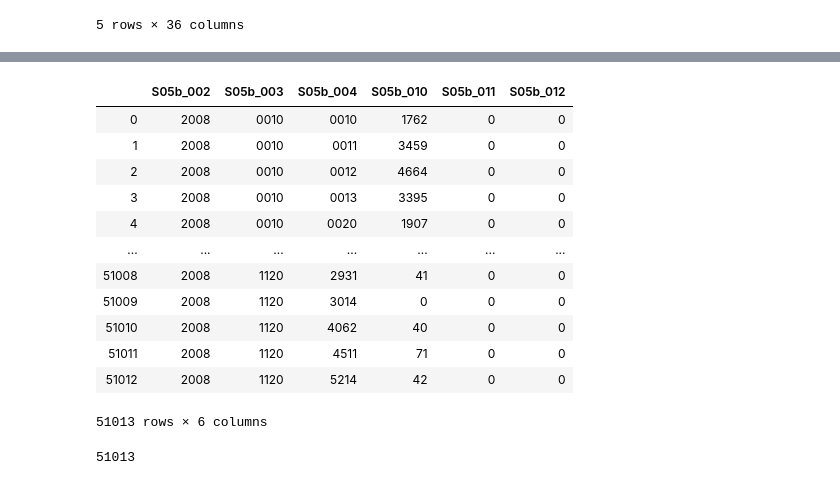
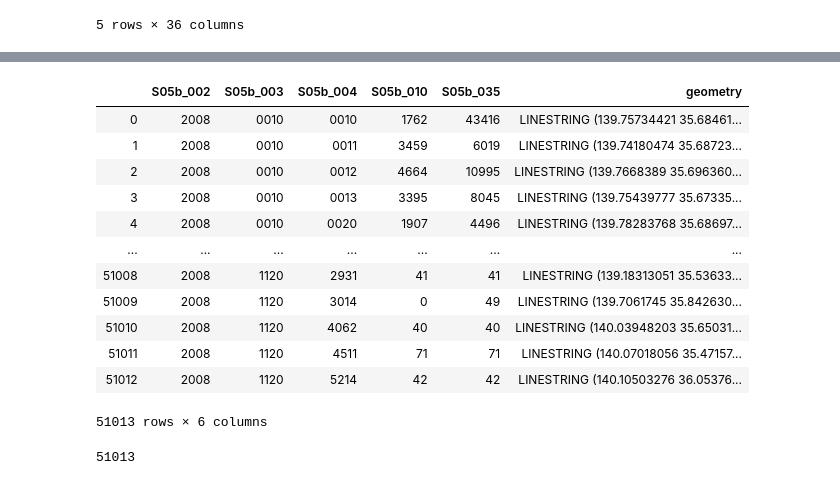
Before and after one commit to mamix1116/geo_python_cookbook, a Jupyter notebook: notebook/KeplerGL_PersonTripOD.ipynb, the cells around one changed output, grey strips where cells are left out. Saved outputs shown, nothing was run; the diff lists cells and outputs as text; code cells hidden in the pictures.

```diff
--- a/notebook/KeplerGL_PersonTripOD.ipynb
+++ b/notebook/KeplerGL_PersonTripOD.ipynb
@@ -19,19 +40,19 @@ import matplotlib.pyplot as plt
 # %%
 # 必要なカラムを確認
-ｄｆ_personTripOD[['S05b_002', 'S05b_003', 'S05b_004', 'S05b_010', 'S05b_011', 'S05b_012']]
+ｄｆ_personTripOD[['S05b_002', 'S05b_003', 'S05b_004', 'S05b_010', 'S05b_035', 'geometry']]
 # %% [output]
-|  | S05b_002 | S05b_003 | S05b_004 | S05b_010 | S05b_011 | S05b_012 |
-| 0 | 2008 | 0010 | 0010 | 1762 | 0 | 0 |
-| 1 | 2008 | 0010 | 0011 | 3459 | 0 | 0 |
-| 2 | 2008 | 0010 | 0012 | 4664 | 0 | 0 |
-| 3 | 2008 | 0010 | 0013 | 3395 | 0 | 0 |
-| 4 | 2008 | 0010 | 0020 | 1907 | 0 | 0 |
+|  | S05b_002 | S05b_003 | S05b_004 | S05b_010 | S05b_035 | geometry |
+| 0 | 2008 | 0010 | 0010 | 1762 | 43416 | LINESTRING (139.75734421 35.68461... |
+| 1 | 2008 | 0010 | 0011 | 3459 | 6019 | LINESTRING (139.74180474 35.68723... |
+| 2 | 2008 | 0010 | 0012 | 4664 | 10995 | LINESTRING (139.7668389 35.696360... |
+| 3 | 2008 | 0010 | 0013 | 3395 | 8045 | LINESTRING (139.75439777 35.67335... |
+| 4 | 2008 | 0010 | 0020 | 1907 | 4496 | LINESTRING (139.78283768 35.68697... |
 | ... | ... | ... | ... | ... | ... | ... |
-| 51008 | 2008 | 1120 | 2931 | 41 | 0 | 0 |
-| 51009 | 2008 | 1120 | 3014 | 0 | 0 | 0 |
-| 51010 | 2008 | 1120 | 4062 | 40 | 0 | 0 |
-| 51011 | 2008 | 1120 | 4511 | 71 | 0 | 0 |
-| 51012 | 2008 | 1120 | 5214 | 42 | 0 | 0 |
+| 51008 | 2008 | 1120 | 2931 | 41 | 41 | LINESTRING (139.18313051 35.53633... |
+| 51009 | 2008 | 1120 | 3014 | 0 | 49 | LINESTRING (139.7061745 35.842630... |
+| 51010 | 2008 | 1120 | 4062 | 40 | 40 | LINESTRING (140.03948203 35.65031... |
+| 51011 | 2008 | 1120 | 4511 | 71 | 71 | LINESTRING (140.07018056 35.47157... |
+| 51012 | 2008 | 1120 | 5214 | 42 | 42 | LINESTRING (140.10503276 36.05376... |
 51013 rows × 6 columns
 # %%
 len(ｄｆ_personTripOD)
```
Also changed, not shown: parts of 6 cells of this notebook.
